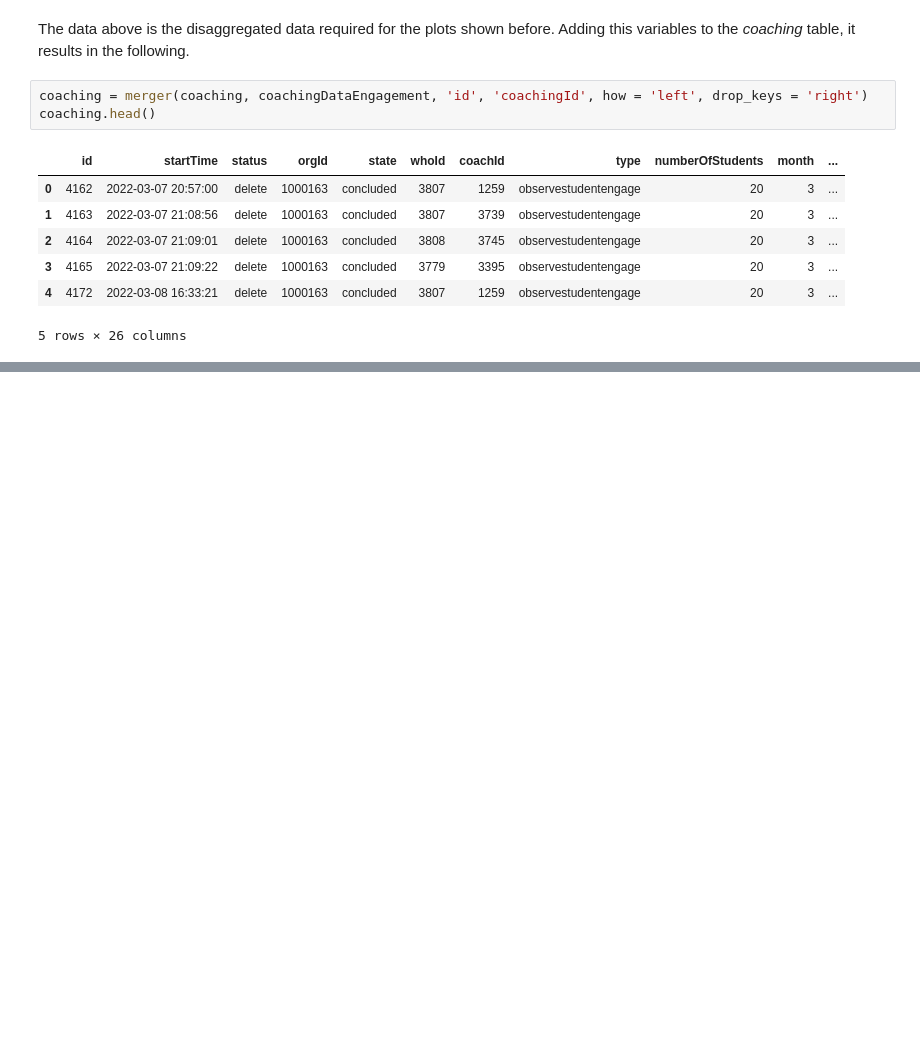
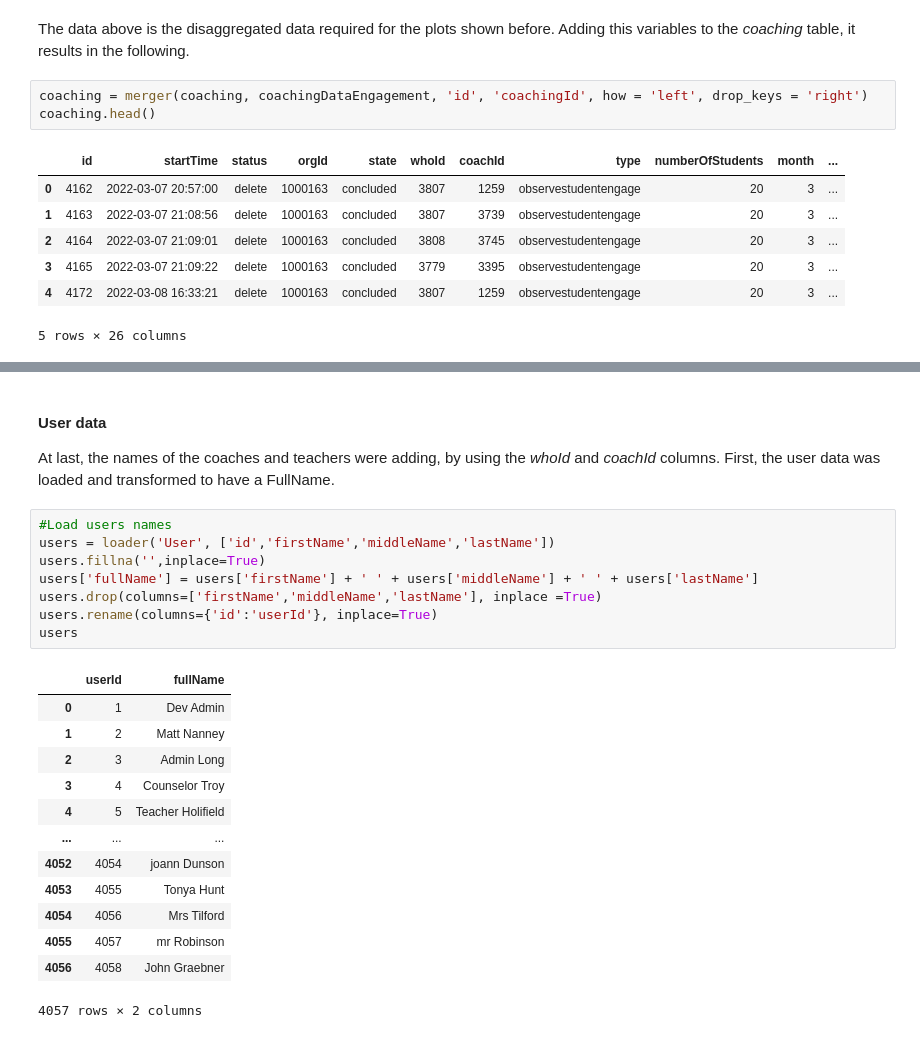
Before and after one commit to majoloso97/EdThrive-reporting, a Jupyter notebook: Calculations.ipynb, the cells around one changed output, grey strips where cells are left out. Cells and saved outputs as stored; diff of their text form; blank space fills up the shorter version.

```diff
--- a/Calculations.ipynb
+++ b/Calculations.ipynb
@@ -162,0 +256,25 @@ coaching.head()
+# %% [markdown]
+#### User data
+At last, the names of the coaches and teachers were adding, by using the *whoId* and *coachId* columns. First, the user data was loaded and transformed to have a FullName.
+# %%
+#Load users names
+users = loader('User', ['id','firstName','middleName','lastName'])
+users.fillna('',inplace=True)
+users['fullName'] = users['firstName'] + ' ' + users['middleName'] + ' ' + users['lastName']
+users.drop(columns=['firstName','middleName','lastName'], inplace =True)
+users.rename(columns={'id':'userId'}, inplace=True)
+users
+# %% [output]
+|  | userId | fullName |
+| 0 | 1 | Dev Admin |
+| 1 | 2 | Matt Nanney |
+| 2 | 3 | Admin Long |
+| 3 | 4 | Counselor Troy |
+| 4 | 5 | Teacher Holifield |
+| ... | ... | ... |
+| 4052 | 4054 | joann Dunson |
+| 4053 | 4055 | Tonya Hunt |
+| 4054 | 4056 | Mrs Tilford |
+| 4055 | 4057 | mr Robinson |
+| 4056 | 4058 | John Graebner |
+4057 rows × 2 columns
```
Also changed, not shown: parts of 16 cells of this notebook, 8 other files.
